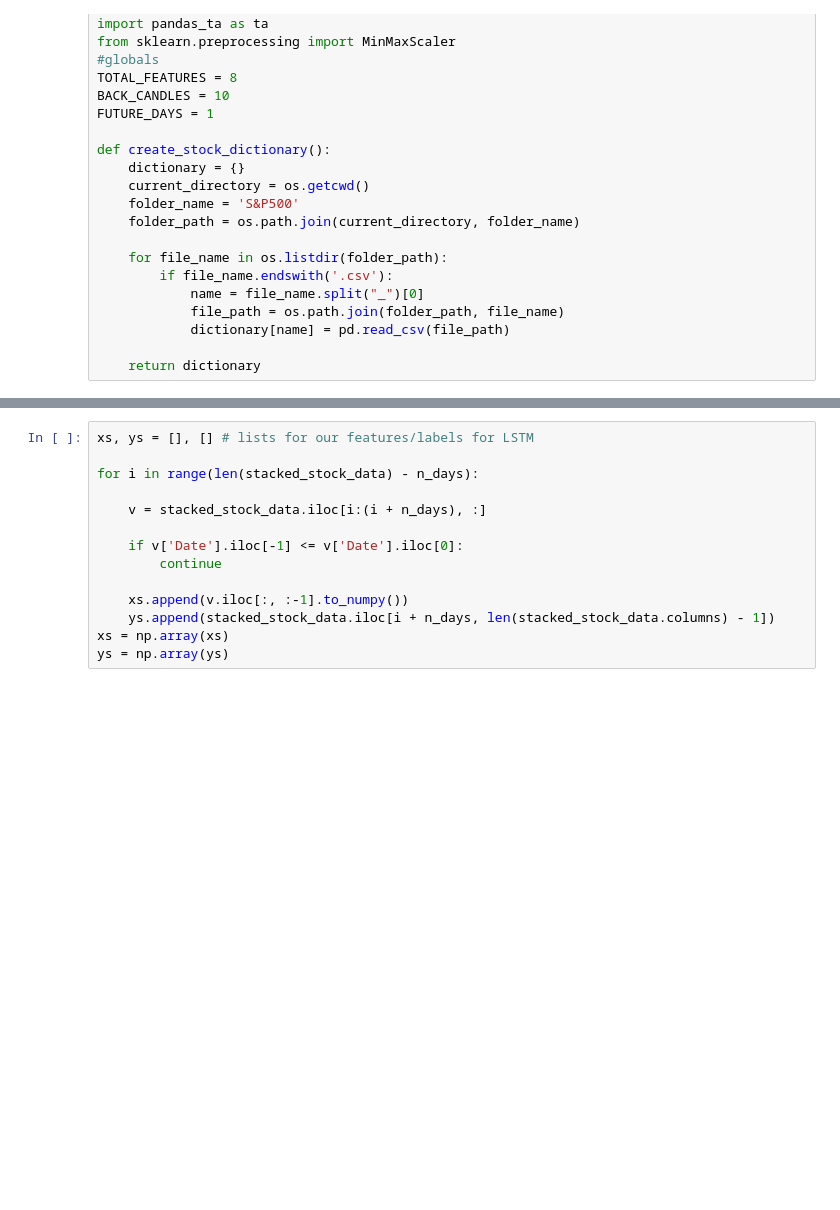
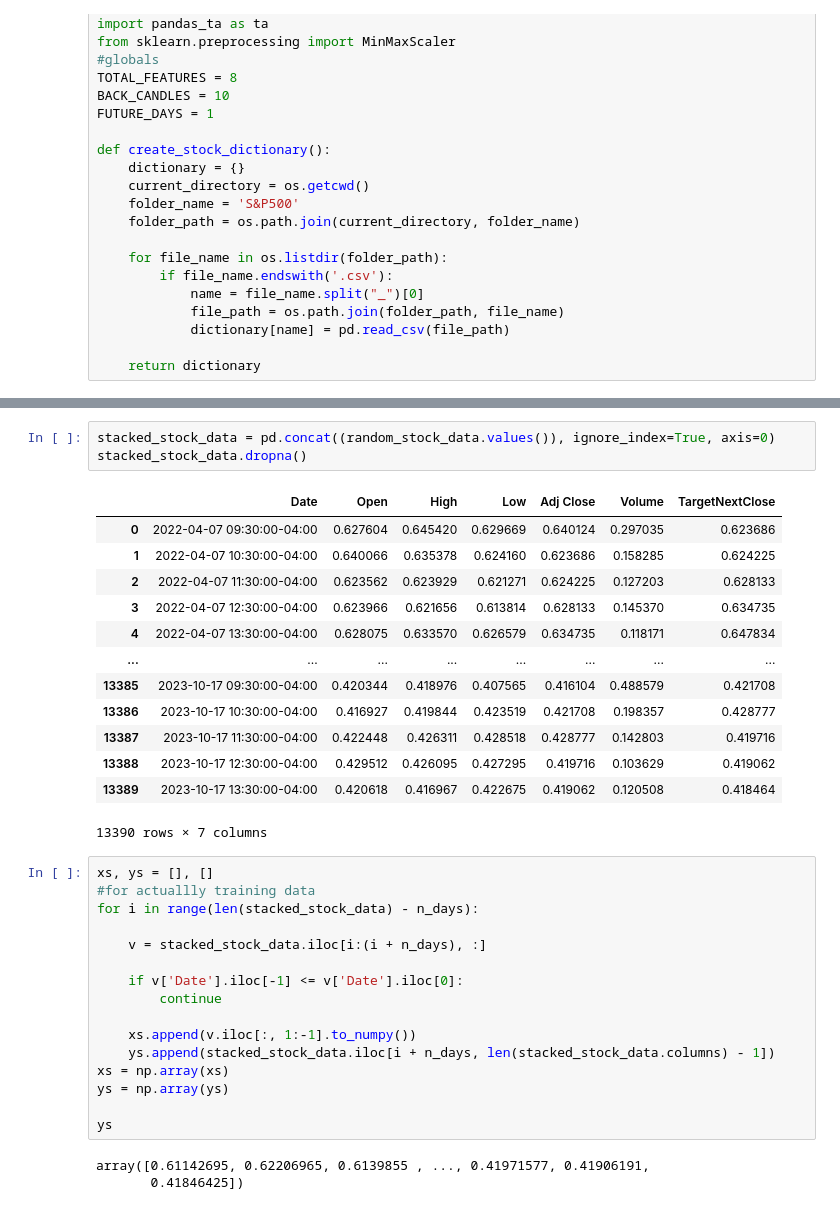
Before and after one commit to kwandji113/Algorithmic-Trading-Bot-, a Jupyter notebook: Test.ipynb, the cells around one changed output, grey strips where cells are left out. Saved outputs shown, nothing was run; the diff lists cells and outputs as text; blank space fills up the shorter version.

```diff
--- a/Test.ipynb
+++ b/Test.ipynb
@@ -66,6 +66,23 @@ stacked_stock_data
+# %%
+stacked_stock_data = pd.concat((random_stock_data.values()), ignore_index=True, axis=0)
+stacked_stock_data.dropna()
+# %% [output]
+|  | Date | Open | High | Low | Adj Close | Volume | TargetNextClose |
+| 0 | 2022-04-07 09:30:00-04:00 | 0.627604 | 0.645420 | 0.629669 | 0.640124 | 0.297035 | 0.623686 |
+| 1 | 2022-04-07 10:30:00-04:00 | 0.640066 | 0.635378 | 0.624160 | 0.623686 | 0.158285 | 0.624225 |
+| 2 | 2022-04-07 11:30:00-04:00 | 0.623562 | 0.623929 | 0.621271 | 0.624225 | 0.127203 | 0.628133 |
+| 3 | 2022-04-07 12:30:00-04:00 | 0.623966 | 0.621656 | 0.613814 | 0.628133 | 0.145370 | 0.634735 |
+| 4 | 2022-04-07 13:30:00-04:00 | 0.628075 | 0.633570 | 0.626579 | 0.634735 | 0.118171 | 0.647834 |
+| ... | ... | ... | ... | ... | ... | ... | ... |
+| 13385 | 2023-10-17 09:30:00-04:00 | 0.420344 | 0.418976 | 0.407565 | 0.416104 | 0.488579 | 0.421708 |
+| 13386 | 2023-10-17 10:30:00-04:00 | 0.416927 | 0.419844 | 0.423519 | 0.421708 | 0.198357 | 0.428777 |
+| 13387 | 2023-10-17 11:30:00-04:00 | 0.422448 | 0.426311 | 0.428518 | 0.428777 | 0.142803 | 0.419716 |
+| 13388 | 2023-10-17 12:30:00-04:00 | 0.429512 | 0.426095 | 0.427295 | 0.419716 | 0.103629 | 0.419062 |
+| 13389 | 2023-10-17 13:30:00-04:00 | 0.420618 | 0.416967 | 0.422675 | 0.419062 | 0.120508 | 0.418464 |
+13390 rows × 7 columns
 # %%
-xs, ys = [], [] # lists for our features/labels for LSTM
-
+xs, ys = [], []
+#for actuallly training data
 for i in range(len(stacked_stock_data) - n_days):
 
     v = stacked_stock_data.iloc[i:(i + n_days), :]
@@ -73,7 +90,12 @@ for i in range(len(stacked_stock_data) - n_days):
     if v['Date'].iloc[-1] <= v['Date'].iloc[0]:
         continue
 
-    xs.append(v.iloc[:, :-1].to_numpy())
+    xs.append(v.iloc[:, 1:-1].to_numpy())
     ys.append(stacked_stock_data.iloc[i + n_days, len(stacked_stock_data.columns) - 1])
 xs = np.array(xs)
 ys = np.array(ys)
+
+ys
+# %% [output]
+array([0.61142695, 0.62206965, 0.6139855 , ..., 0.41971577, 0.41906191,
+       0.41846425])
```
Also changed, not shown: parts of 7 cells of this notebook, 1 other file.
